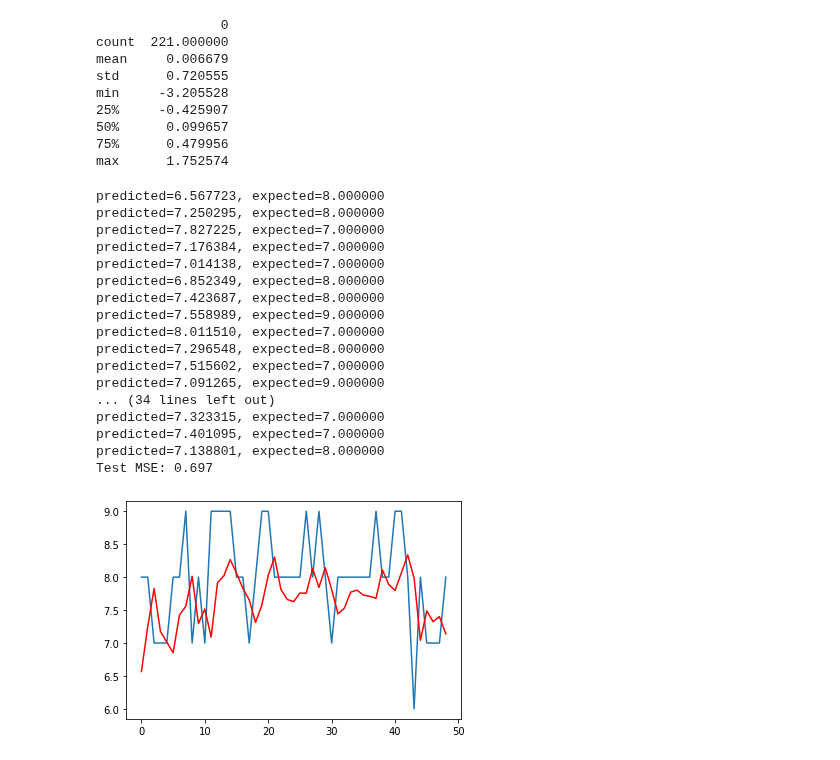
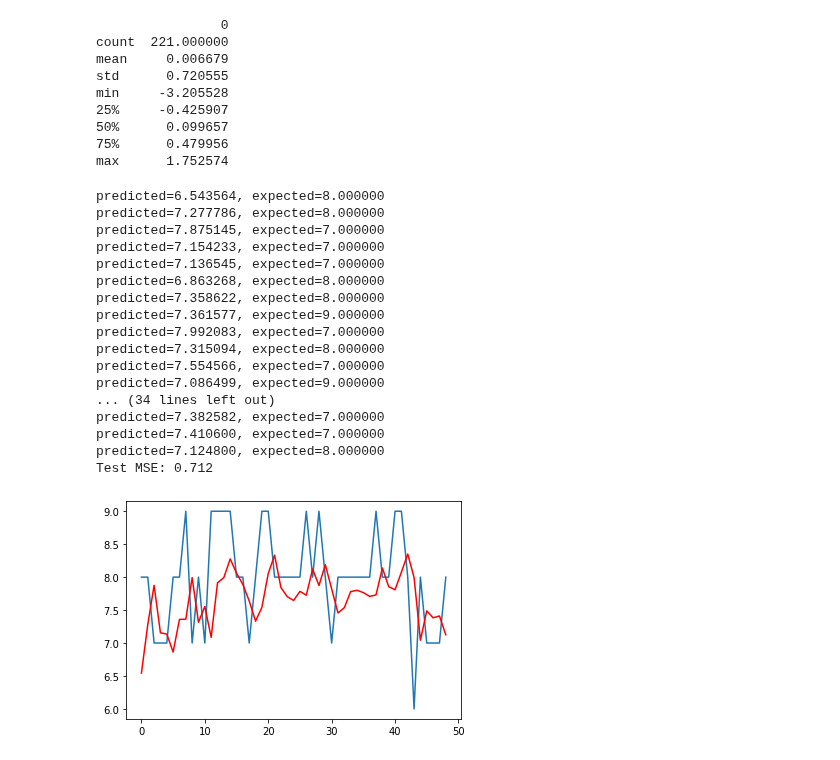
Before and after one commit to guybrush1989/DMT-Group80, a Jupyter notebook: ARIMA.ipynb, the cells around one changed output. Saved outputs shown, nothing was run; the diff lists cells and outputs as text; code cells hidden in the pictures.

```diff
--- a/ARIMA.ipynb
+++ b/ARIMA.ipynb
@@ -199,43 +199,43 @@ max      1.752574
 # %%
 from sklearn.metrics import mean_squared_error
 from statsmodels.tsa.arima_model import ARIMA
 
 size = int(len(moods) * 0.80)
 
 train, test = moods[0:size], moods[size:len(moods)]
 history = [x for x in train]
 predictions = list()
 for t in range(len(test)):
-    model = ARIMA(history, order=(8, 0, 0))
+    model = ARIMA(history, order=(9, 0, 0))
     model_fit = model.fit(disp=0)
     output = model_fit.forecast()
     yhat = output[0]
     predictions.append(yhat)
     obs = test[t]
     history.append(obs)
     print('predicted=%f, expected=%f' % (yhat, obs))
 error = mean_squared_error(test, predictions)
 print('Test MSE: %.3f' % error)
 # plot
 plt.plot(test)
 plt.plot(predictions, color='red')
 plt.show()
 # %% [output]
-predicted=6.567723, expected=8.000000
-predicted=7.250295, expected=8.000000
-predicted=7.827225, expected=7.000000
-predicted=7.176384, expected=7.000000
-predicted=7.014138, expected=7.000000
-predicted=6.852349, expected=8.000000
-predicted=7.423687, expected=8.000000
-predicted=7.558989, expected=9.000000
-predicted=8.011510, expected=7.000000
-predicted=7.296548, expected=8.000000
-predicted=7.515602, expected=7.000000
-predicted=7.091265, expected=9.000000
+predicted=6.543564, expected=8.000000
+predicted=7.277786, expected=8.000000
+predicted=7.875145, expected=7.000000
+predicted=7.154233, expected=7.000000
+predicted=7.136545, expected=7.000000
+predicted=6.863268, expected=8.000000
+predicted=7.358622, expected=8.000000
+predicted=7.361577, expected=9.000000
+predicted=7.992083, expected=7.000000
+predicted=7.315094, expected=8.000000
+predicted=7.554566, expected=7.000000
+predicted=7.086499, expected=9.000000
 ... (34 lines left out)
-predicted=7.323315, expected=7.000000
-predicted=7.401095, expected=7.000000
-predicted=7.138801, expected=8.000000
-Test MSE: 0.697
+predicted=7.382582, expected=7.000000
+predicted=7.410600, expected=7.000000
+predicted=7.124800, expected=8.000000
+Test MSE: 0.712
-[figure, old version]
+[figure, new version]
```
Also changed, not shown: parts of 1 cell of this notebook.
